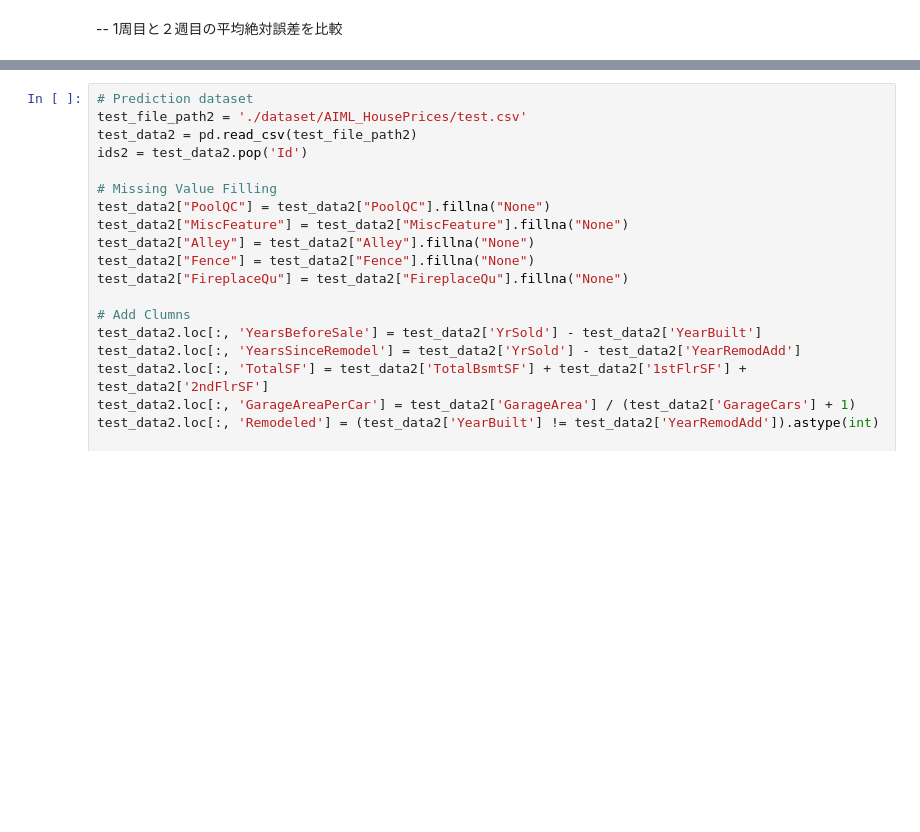
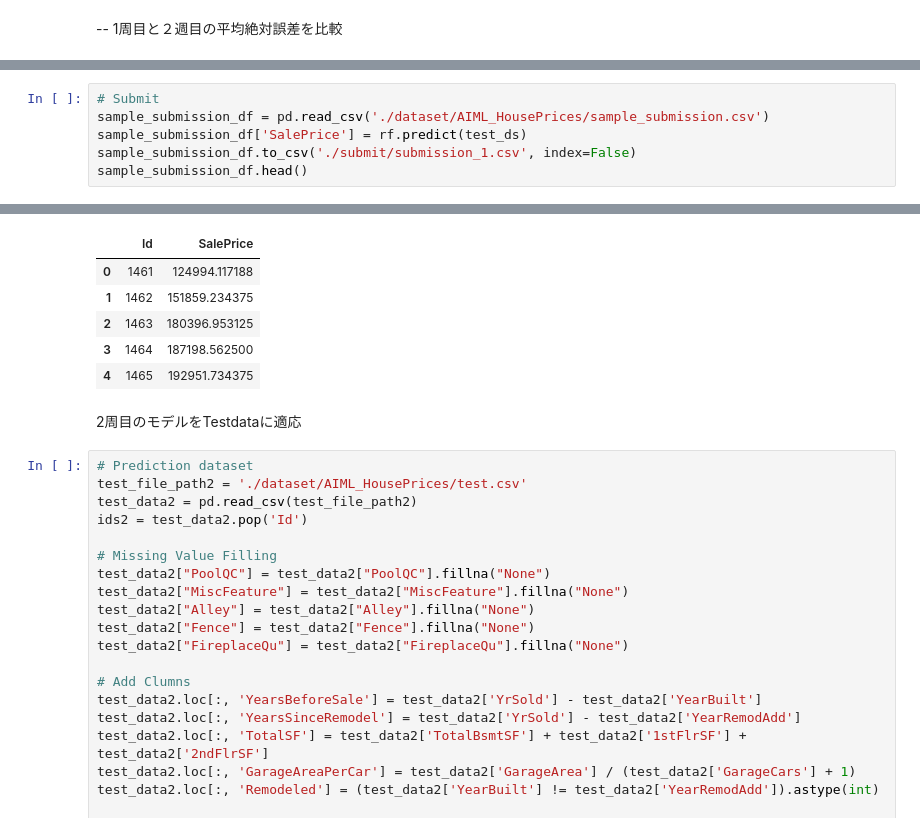
Before and after one commit to sh-sho/AIML_Training, a Jupyter notebook: AIML_House_TFDF2.ipynb, the cells around one changed output, grey strips where cells are left out. Drawn from its saved outputs; the diff is of its cells as text; blank space fills up the shorter version.

```diff
--- a/AIML_House_TFDF2.ipynb
+++ b/AIML_House_TFDF2.ipynb
@@ -479,0 +609,7 @@ inspector2.variable_importances()["NUM_AS_ROOT"]
+# %%
+# Submit
+sample_submission_df = pd.read_csv('./dataset/AIML_HousePrices/sample_submission.csv')
+sample_submission_df['SalePrice'] = rf.predict(test_ds)
+sample_submission_df.to_csv('./submit/submission_1.csv', index=False)
+sample_submission_df.head()
+# %% [output]
@@ -480,3 +617,11 @@ inspector2.variable_importances()["NUM_AS_ROOT"]
+|  | Id | SalePrice |
+| 0 | 1461 | 124994.117188 |
+| 1 | 1462 | 151859.234375 |
+| 2 | 1463 | 180396.953125 |
+| 3 | 1464 | 187198.562500 |
+| 4 | 1465 | 192951.734375 |
+# %% [markdown]
+2周目のモデルをTestdataに適応
 # %%
 # Prediction dataset
 test_file_path2 = './dataset/AIML_HousePrices/test.csv'
```
Also changed, not shown: parts of 69 cells of this notebook, 7 other files.
